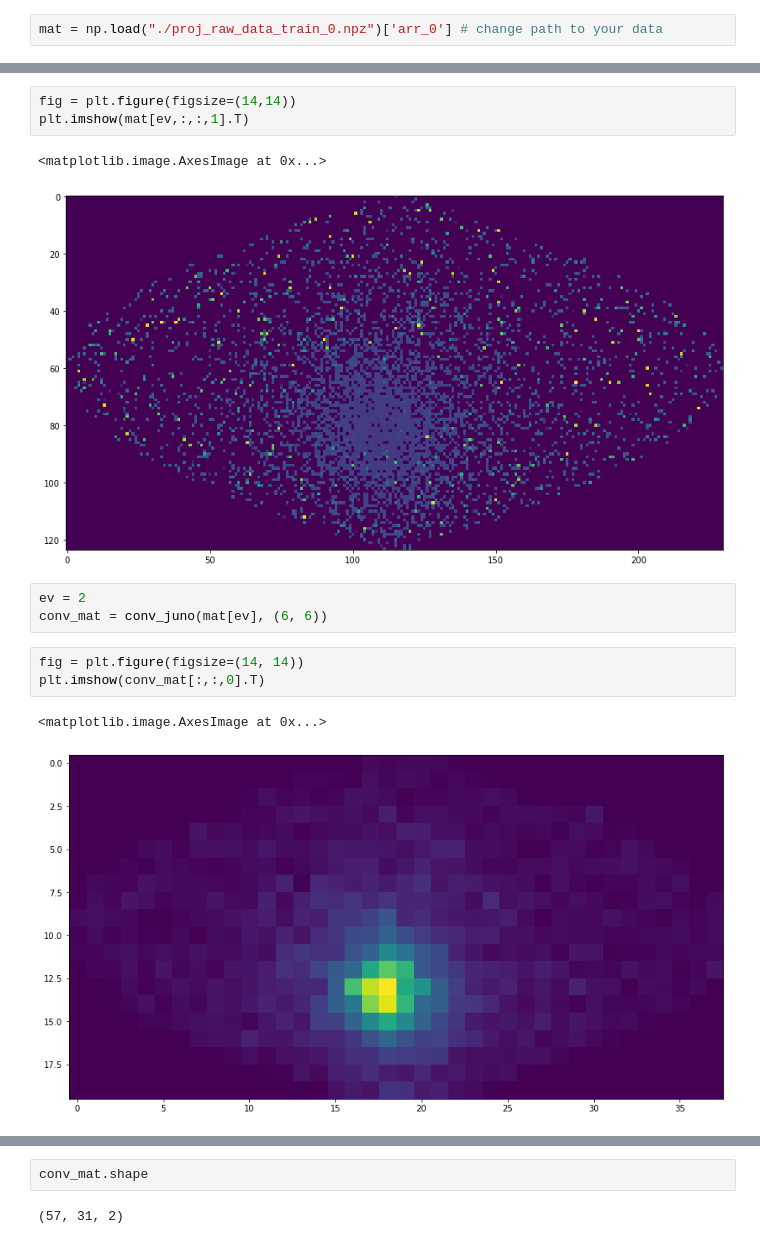
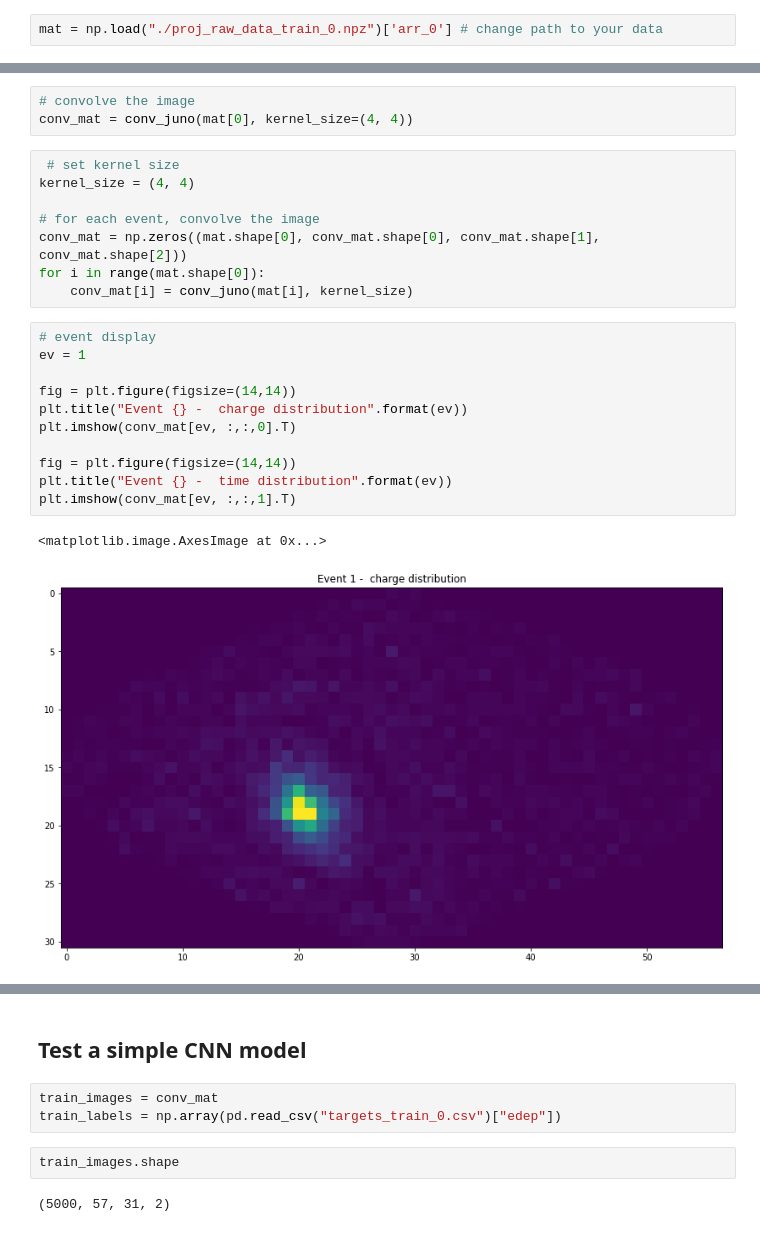
Before and after one commit to niklai99/qcnn4juno, a Jupyter notebook: qcnn/franceschetto_qcnn.ipynb, the cells around one changed output, grey strips where cells are left out. Cells and saved outputs as stored; diff of their text form.

Commit message:
simple cnn model and resolution reduction

```diff
--- a/qcnn/franceschetto_qcnn.ipynb
+++ b/qcnn/franceschetto_qcnn.ipynb
@@ -59,18 +72,28 @@ def conv_juno(in_matrix, kernel_size, input_shape=(230, 124)):
             out_matrix[j  // stride[0], k  // stride[1], 1] = np.sum(np.multiply(elements, weights))/np.sum(weights) \
                                                               if np.sum(weights) != 0 else 0
     return out_matrix
-# %%
-fig = plt.figure(figsize=(14,14))
-plt.imshow(mat[ev,:,:,1].T)
-# %% [output]
-<matplotlib.image.AxesImage at 0x...>
-[figure, removed]
-# %%
-ev = 2
-conv_mat = conv_juno(mat[ev], (6, 6))
-# %%
-fig = plt.figure(figsize=(14, 14))
-plt.imshow(conv_mat[:,:,0].T)
-# %% [output]
-<matplotlib.image.AxesImage at 0x...>
-[figure, removed]
+# %%
+# convolve the image
+conv_mat = conv_juno(mat[0], kernel_size=(4, 4))
+# %%
+ # set kernel size
+kernel_size = (4, 4)
+
+# for each event, convolve the image
+conv_mat = np.zeros((mat.shape[0], conv_mat.shape[0], conv_mat.shape[1], conv_mat.shape[2]))
+for i in range(mat.shape[0]):
+    conv_mat[i] = conv_juno(mat[i], kernel_size)
+# %%
+# event display
+ev = 1
+
+fig = plt.figure(figsize=(14,14))
+plt.title("Event {} -  charge distribution".format(ev))
+plt.imshow(conv_mat[ev, :,:,0].T)
+
+fig = plt.figure(figsize=(14,14))
+plt.title("Event {} -  time distribution".format(ev))
+plt.imshow(conv_mat[ev, :,:,1].T)
+# %% [output]
+<matplotlib.image.AxesImage at 0x...>
+[figure, added]
@@ -77,4 +101,9 @@ plt.imshow(conv_mat[:,:,0].T)
+# %% [markdown]
+## Test a simple CNN model
+# %%
+train_images = conv_mat
+train_labels = np.array(pd.read_csv("targets_train_0.csv")["edep"])
 # %%
-conv_mat.shape
+train_images.shape
 # %% [output]
-(57, 31, 2)
+(5000, 57, 31, 2)
```
Also changed, not shown: parts of 15 cells of this notebook.
